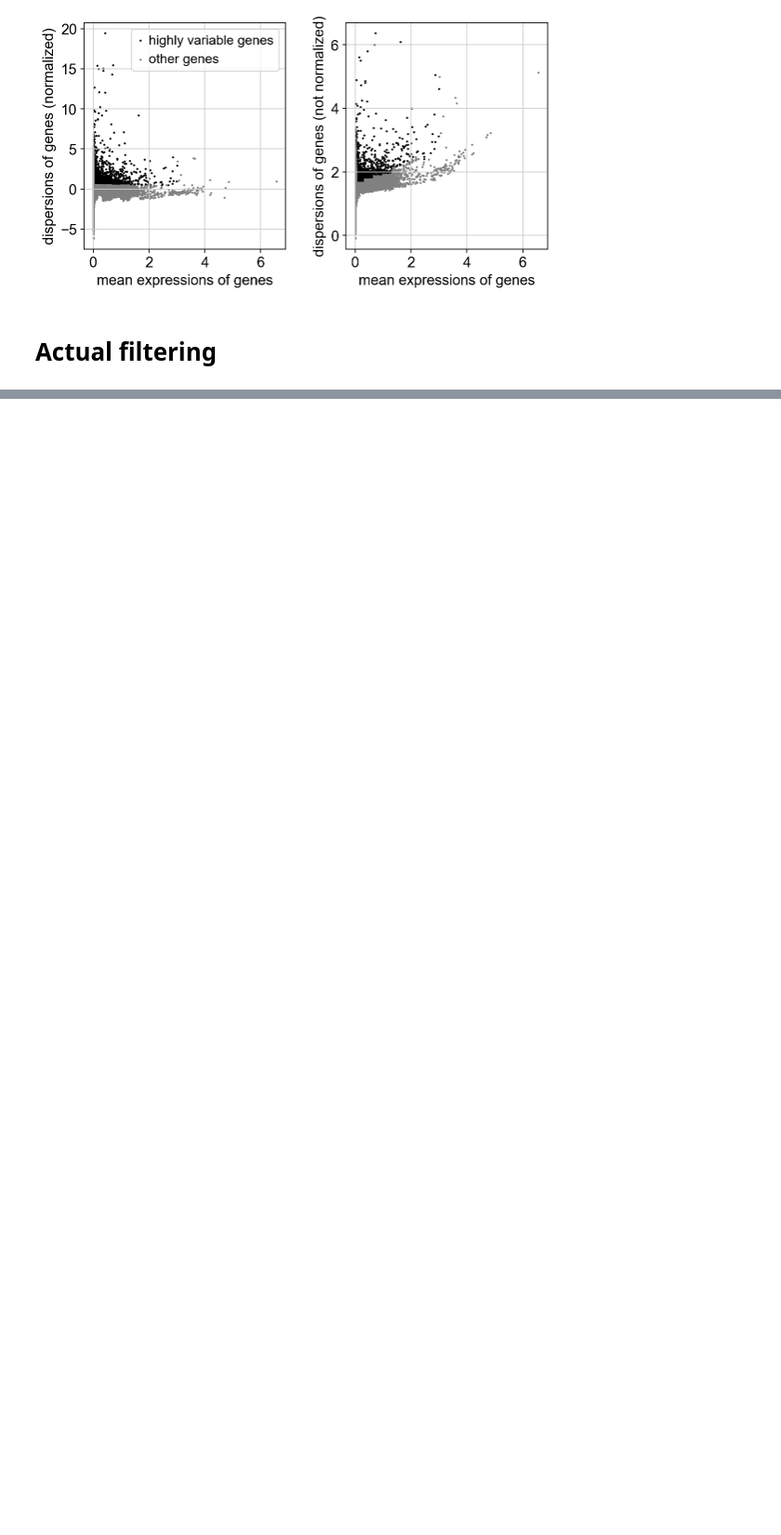
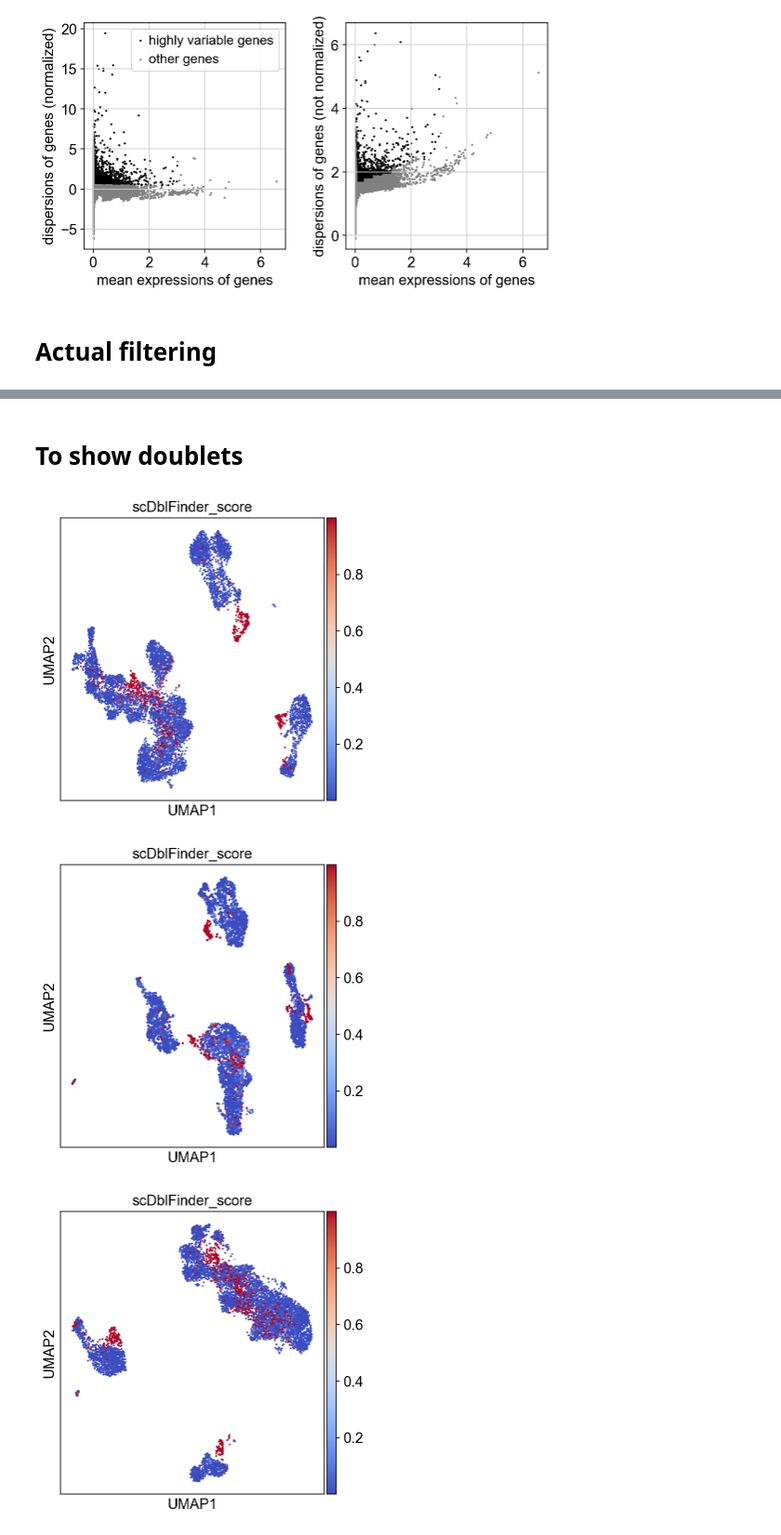
Before and after one commit to Sungwoo-Chang/2024-BI-class, a Jupyter notebook: 1. Preprocessing/3. Feature selection.ipynb, the cells around one changed output, grey strips where cells are left out. Shown at 93% size. Saved outputs shown, nothing was run; the diff lists cells and outputs as text; code cells hidden in the pictures; blank space fills up the shorter version.

```diff
--- a/1. Preprocessing/3. Feature selection.ipynb
+++ b/1. Preprocessing/3. Feature selection.ipynb
@@ -89,3 +84,25 @@ normal_3 = normal_3[:, normal_3.var.highly_variable]
 hiv_1 = hiv_1[:, hiv_1.var.highly_variable]
 hiv_2 = hiv_2[:, hiv_2.var.highly_variable]
 hiv_3 = hiv_3[:, hiv_3.var.highly_variable]
+# %% [markdown]
+# To show doublets
+# %%
+
+for adata in [normal_1, normal_2, normal_3, hiv_1, hiv_2, hiv_3]:
+    sc.tl.pca(adata)
+    sc.pp.pca(adata)
+    sc.pp.neighbors(adata)
+    sc.tl.umap(adata)
+# %%
+for adata in [normal_1, normal_2, normal_3, hiv_1, hiv_2, hiv_3]:
+    sc.pl.umap(
+        adata,
+        color = ["scDblFinder_score"],
+        palette = sc.pl.palettes.vega_20_scanpy,
+        cmap = "coolwarm",
+
+        )
+# %% [output]
+[figure, added]
+[figure, added]
+[figure, added]
```
Also changed, not shown: parts of 3 cells of this notebook, 2 other files.
